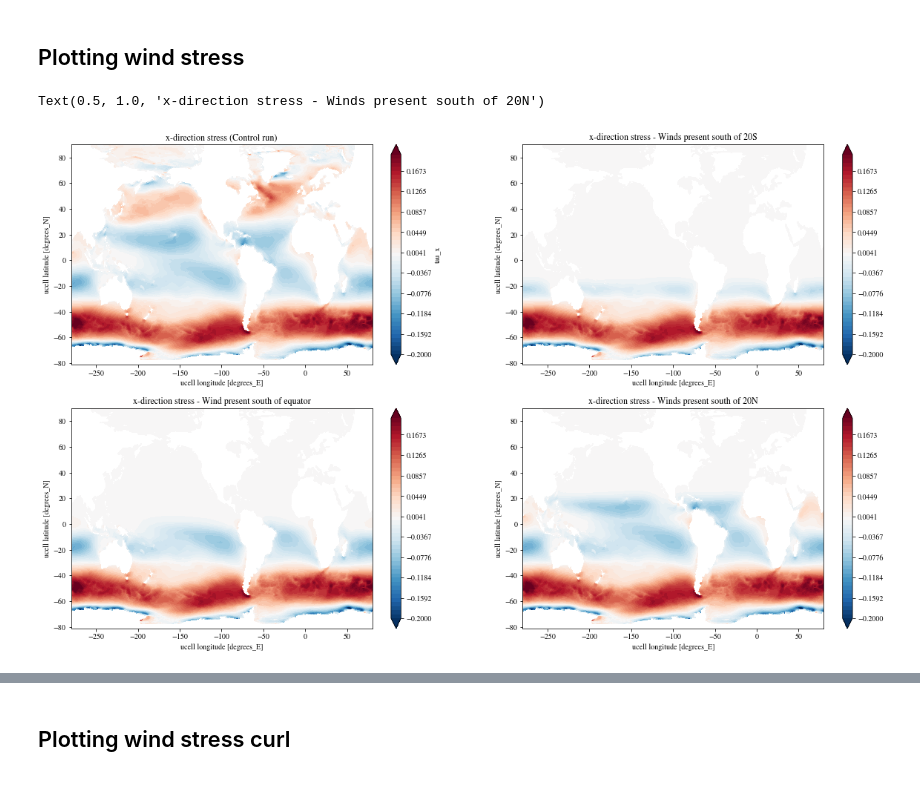
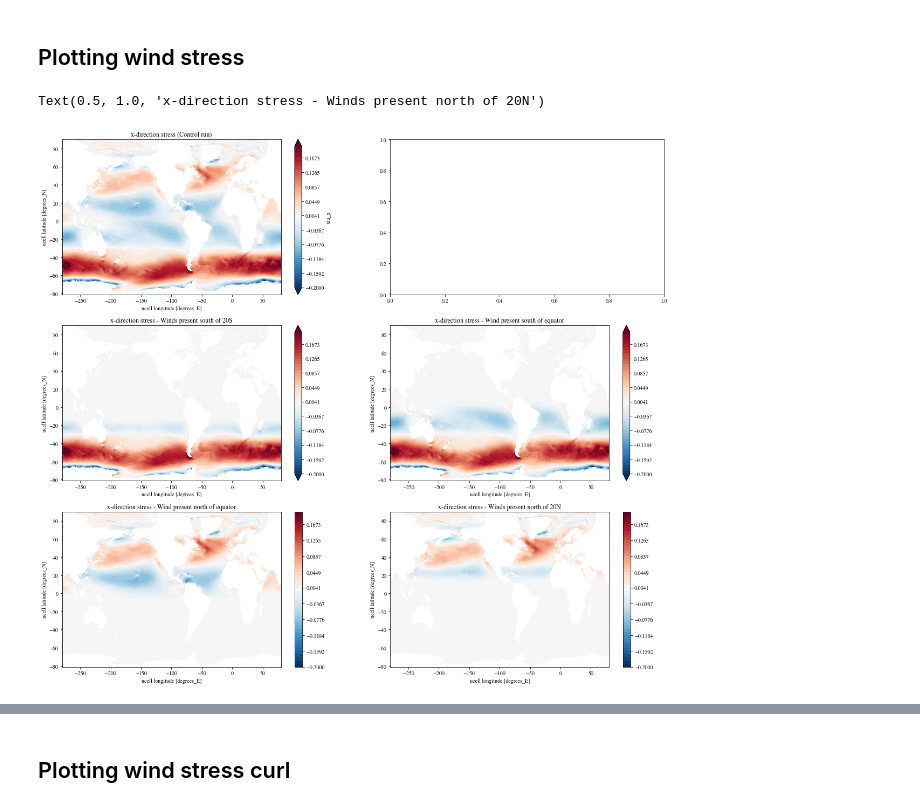
Before and after one commit to dhruvbhagtani/Altered-wind-forcing, a Jupyter notebook: Testing_various_masks_yearly.ipynb, the cells around one changed output, grey strips where cells are left out. Cells and saved outputs as stored; diff of their text form; code cells hidden in the pictures.

Commit message:
Wind stress masks for varying latitudes in the Southern Hemishere and their comparison using wind stress curl (yearly)

```diff
--- a/Testing_various_masks_yearly.ipynb
+++ b/Testing_various_masks_yearly.ipynb
@@ -123,17 +123,17 @@ Text(0.5, 1.0, 'Latitudinal distribution of the wind stress mask')
 # %%
-y_max = 20
+y_max = 0
 dy = 5
 # %%
-mask_tanh = 0.5 * np.tanh((-Y + y_max)/dy) + 0.5
-mask_20N = xr.DataArray(mask_tanh, coords = [y, x],
+mask_tanh = 0.5 * np.tanh((Y - y_max)/dy) + 0.5
+mask_0N = xr.DataArray(mask_tanh, coords = [y, x],
                            dims = ['yu_ocean', 'xu_ocean'], name = 'mask', attrs = {'units':'none'})
 
 fig, axes = plt.subplots(ncols = 2, figsize = (20, 5))
 
-mask_20N.plot(ax = axes[0])
+mask_0N.plot(ax = axes[0])
 plt.title('Spatial distribution of the wind stress mask')
 
-mask_20N.sel(xu_ocean = 0, method = 'nearest').plot(ax = axes[1])
+mask_0N.sel(xu_ocean = 0, method = 'nearest').plot(ax = axes[1])
 plt.xticks(np.linspace(-90, 90, 19))
 plt.title('Latitudinal distribution of the wind stress mask')
 # %% [output]
@@ -141,0 +144,16 @@ Text(0.5, 1.0, 'Latitudinal distribution of the wind stress mask')
+# %%
+y_max = 20
+dy = 5
+# %%
+mask_tanh = 0.5 * np.tanh((Y - y_max)/dy) + 0.5
+mask_20N = xr.DataArray(mask_tanh, coords = [y, x],
+                           dims = ['yu_ocean', 'xu_ocean'], name = 'mask', attrs = {'units':'none'})
+
+fig, axes = plt.subplots(ncols = 2, figsize = (20, 5))
+
+mask_20N.plot(ax = axes[0])
+plt.title('Spatial distribution of the wind stress mask')
+
+mask_20N.sel(xu_ocean = 0, method = 'nearest').plot(ax = axes[1])
+plt.xticks(np.linspace(-90, 90, 19))
+plt.title('Latitudinal distribution of the wind stress mask')
@@ -142,20 +163,23 @@ Text(0.5, 1.0, 'Latitudinal distribution of the wind stress mask')
 # %% [markdown]
 ## Plotting wind stress
 # %%
-fig, axes = plt.subplots(nrows = 2, ncols = 2, figsize = (20, 12))
+fig, axes = plt.subplots(nrows = 3, ncols = 2, figsize = (20, 18))
 
 tau_x.mean('time').plot.contourf(levels = np.linspace(-0.2, 0.2), ax = axes[0][0])
 axes[0][0].set_title('x-direction stress (Control run)')
 
-(tau_x*mask_20S).mean('time').plot.contourf(levels = np.linspace(-0.2, 0.2), ax = axes[0][1])
-axes[0][1].set_title('x-direction stress - Winds present south of 20S')
+(tau_x*mask_20S).mean('time').plot.contourf(levels = np.linspace(-0.2, 0.2), ax = axes[1][0])
+axes[1][0].set_title('x-direction stress - Winds present south of 20S')
 
-(tau_x*mask_0S).mean('time').plot.contourf(levels = np.linspace(-0.2, 0.2), ax = axes[1][0])
-axes[1][0].set_title('x-direction stress - Wind present south of equator')
+(tau_x*mask_0S).mean('time').plot.contourf(levels = np.linspace(-0.2, 0.2), ax = axes[1][1])
+axes[1][1].set_title('x-direction stress - Wind present south of equator')
 
-(tau_x*mask_20N).mean('time').plot.contourf(levels = np.linspace(-0.2, 0.2), ax = axes[1][1])
-axes[1][1].set_title('x-direction stress - Winds present south of 20N')
+(tau_x*mask_0N).mean('time').plot.contourf(levels = np.linspace(-0.2, 0.2), ax = axes[2][0])
+axes[2][0].set_title('x-direction stress - Wind present north of equator')
+
+(tau_x*mask_20N).mean('time').plot.contourf(levels = np.linspace(-0.2, 0.2), ax = axes[2][1])
+axes[2][1].set_title('x-direction stress - Winds present north of 20N')
 # %% [output]
-Text(0.5, 1.0, 'x-direction stress - Winds present south of 20N')
+Text(0.5, 1.0, 'x-direction stress - Winds present north of 20N')
-[figure, old version]
+[figure, new version]
 # %%
```
Also changed, not shown: parts of 7 cells of this notebook.
